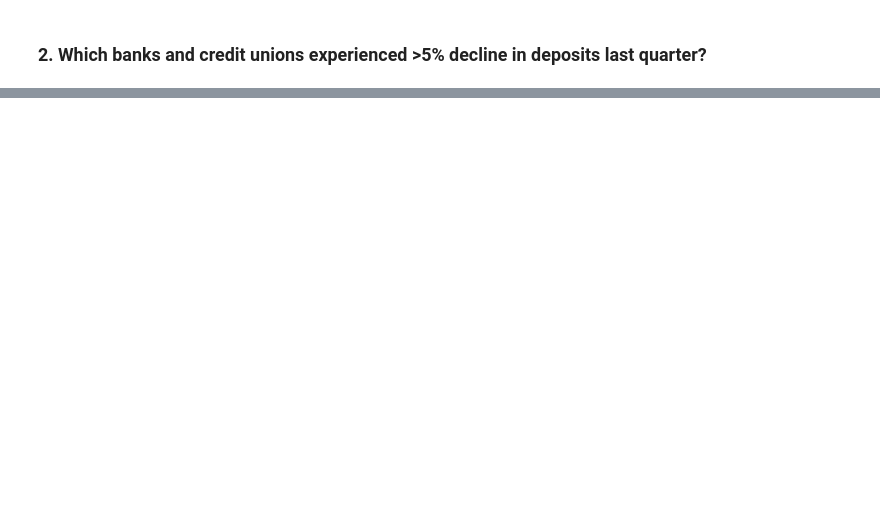
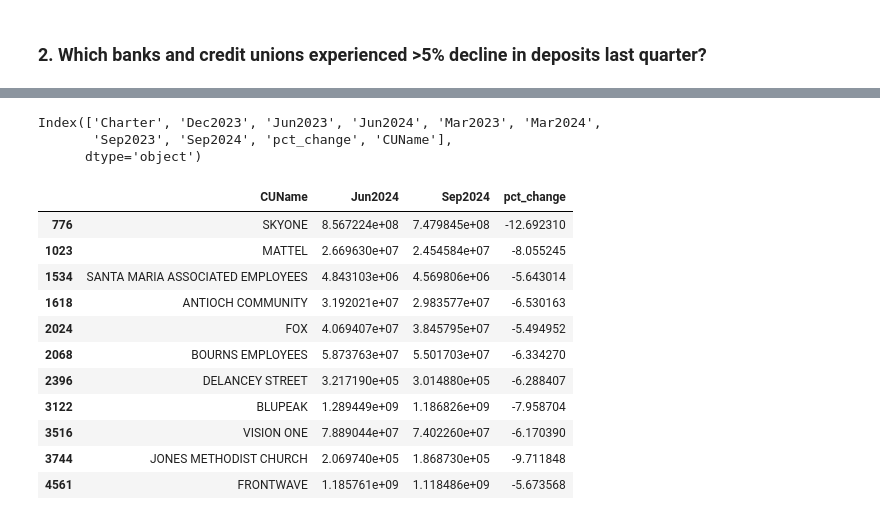
Before and after one commit to mingmingclaire/AlphaRank, a Jupyter notebook: AlphaRank_DE.ipynb, the cells around one changed output, grey strips where cells are left out. Cells and saved outputs as stored; diff of their text form; code cells hidden in the pictures; blank space fills up the shorter version.

```diff
--- a/AlphaRank_DE.ipynb
+++ b/AlphaRank_DE.ipynb
@@ -427,0 +369,15 @@ Banks and Credit Unions that have experienced > 5% decline in deposits last quar
+# %%
+# Keep the first occurrence of "Charter Name" for each "Charter"
+df_name = final_df[["Charter", "CUName"]].drop_duplicates()
+
+# Pivot the data to make "report_quarter" columns for easier calculations
+df_pivot = final_df.pivot(index="Charter", columns="report_quarter", values="Total Shares and Deposits")
+
+# Calculate percentage change from Jun2024 to Sep2024
+df_pivot["pct_change"] = ((df_pivot["Sep2024"] - df_pivot["Jun2024"]) / df_pivot["Jun2024"]) * 100
+
+# Reset index to make it a regular DataFrame
+df_result = df_pivot.reset_index()
+
+# Merge back with "Charter Name"
+df_final = df_result.merge(df_name, on="Charter", how="left")
@@ -427,0 +404,21 @@ Banks and Credit Unions that have experienced > 5% decline in deposits last quar
+# %%
+df_final.columns
+# %% [output]
+Index(['Charter', 'Dec2023', 'Jun2023', 'Jun2024', 'Mar2023', 'Mar2024',
+       'Sep2023', 'Sep2024', 'pct_change', 'CUName'],
+      dtype='object')
+# %%
+df_final[(df_final["pct_change"] < -5.0)][["CUName", "Jun2024", "Sep2024", "pct_change"]]
+# %% [output]
+|  | CUName | Jun2024 | Sep2024 | pct_change |
+| 776 | SKYONE | 8.567224e+08 | 7.479845e+08 | -12.692310 |
+| 1023 | MATTEL | 2.669630e+07 | 2.454584e+07 | -8.055245 |
+| 1534 | SANTA MARIA ASSOCIATED EMPLOYEES | 4.843103e+06 | 4.569806e+06 | -5.643014 |
+| 1618 | ANTIOCH COMMUNITY | 3.192021e+07 | 2.983577e+07 | -6.530163 |
+| 2024 | FOX | 4.069407e+07 | 3.845795e+07 | -5.494952 |
+| 2068 | BOURNS EMPLOYEES | 5.873763e+07 | 5.501703e+07 | -6.334270 |
+| 2396 | DELANCEY STREET | 3.217190e+05 | 3.014880e+05 | -6.288407 |
+| 3122 | BLUPEAK | 1.289449e+09 | 1.186826e+09 | -7.958704 |
+| 3516 | VISION ONE | 7.889044e+07 | 7.402260e+07 | -6.170390 |
+| 3744 | JONES METHODIST CHURCH | 2.069740e+05 | 1.868730e+05 | -9.711848 |
+| 4561 | FRONTWAVE | 1.185761e+09 | 1.118486e+09 | -5.673568 |
```
Also changed, not shown: parts of 28 cells of this notebook.
